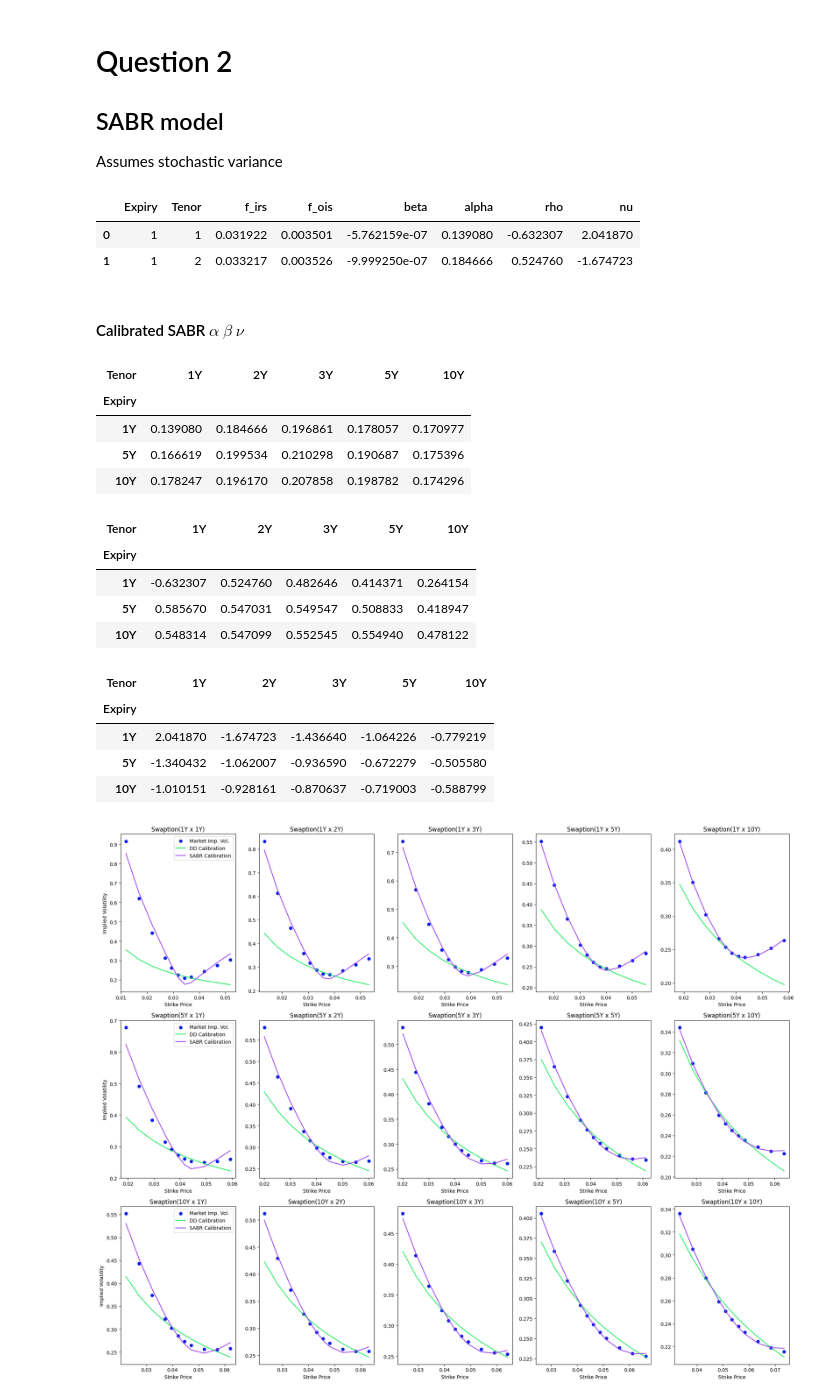
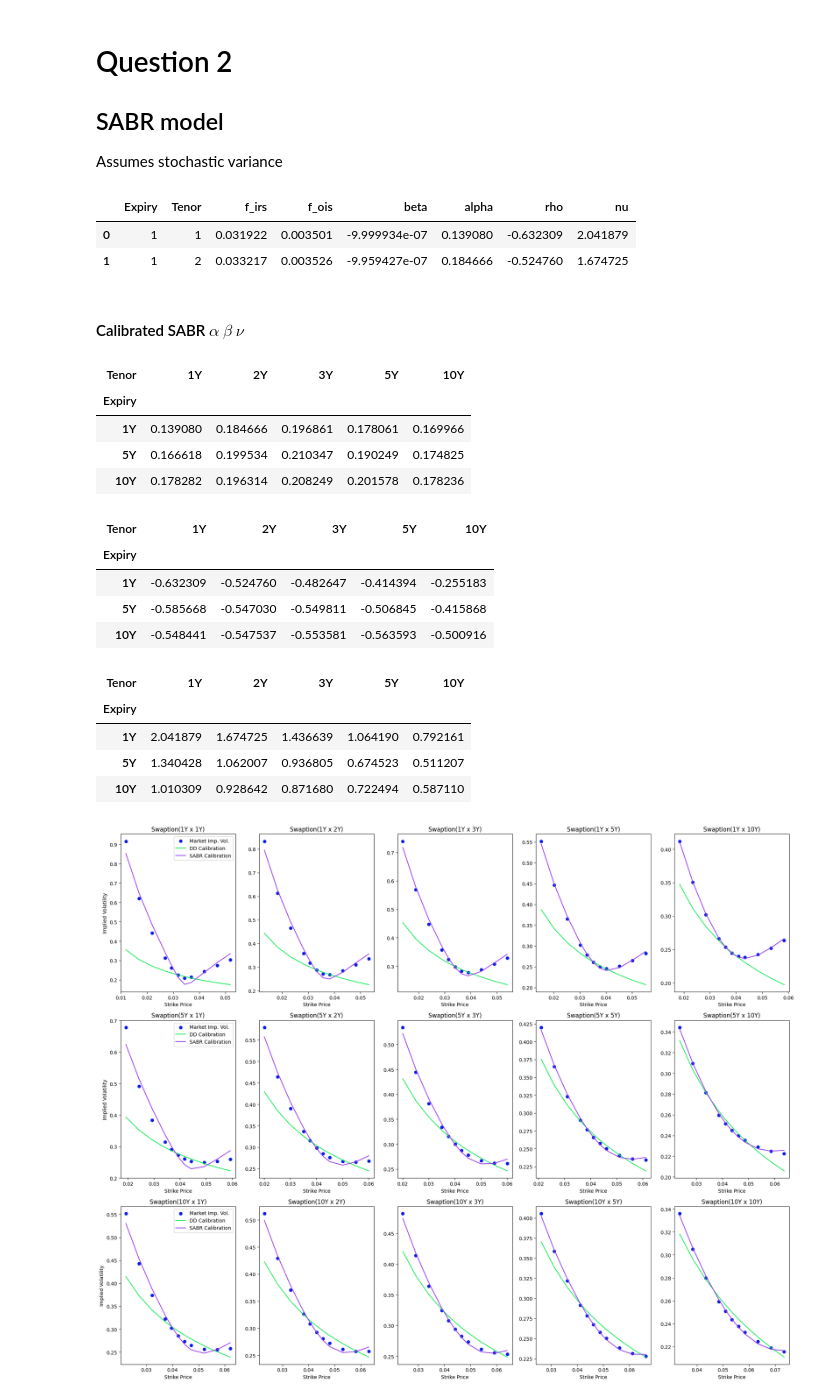
Before and after one commit to changjulian17/mqf_practice, a Jupyter notebook: QF605_Fixed_Income/Project/Part_2.ipynb, the cells around one changed output. Drawn from its saved outputs; the diff is of its cells as text; code cells hidden in the pictures.

```diff
--- a/QF605_Fixed_Income/Project/Part_2.ipynb
+++ b/QF605_Fixed_Income/Project/Part_2.ipynb
@@ -20,5 +20,5 @@ swaption[swaption.columns[2:]] /= 100   # scale percentage IV to fraction
 fsr = pd.read_csv('./data/fsr.csv')\
         .rename(columns={'start': "Expiry",
                          'tenor': "Tenor"}) # load forward swap rates
-ois = pd.read_csv('./data/ois.csv')     # load discounting curve
+ois = pd.read_csv('./data/irs.csv')     # load discounting curve
 df_irs_fwd = pd.read_csv('./data/irs_fwd.csv')     # load discounting curve
@@ -78,7 +82,7 @@ def pvbp(expiry, tenor):
     t = expiry
     T = expiry + tenor
     delta_t = 0.5
-    sum_df = (ois.loc[(ois.years > t) & (ois.years <= T)]).df.sum()
+    sum_df = (ois.loc[(ois.years > t) & (ois.years <= T)]).ois_df.sum()
 
     return delta_t * sum_df
 
@@ -124,7 +128,7 @@ def implied_black_volatility(F, K, expiry, tenor, model_price, tol=1e-6):
         tenor: tenor of underlying swap in years
     """
     sigma_min, sigma_max = -1e-6, 5.0
-    if F < K:
+    if F > K:
         fn_black_normal = black76_rec
     else:
         fn_black_normal = black76_pay
@@ -145,12 +149,12 @@ def dd_valuation(F, K, expiry, tenor, sigma_atm, beta):
         sigma: ATM vol for this expiry
         beta: DD beta
     """
-    if F < K:
+    if F > K:
         fn_black_normal = black76_rec
     else:
         fn_black_normal = black76_pay
 
-    return fn_black_normal(F/beta, K + (1-beta)/beta*F, expiry, tenor, sigma_atm * beta)
+    return fn_black_normal(F/beta, K + ((1-beta)/beta)*F, expiry, tenor, sigma_atm * beta)
 
 def fn_dd_err(beta, F, arr_K, arr_sigma, expiry, tenor, sigma_atm):
     """
@@ -192,7 +226,7 @@ for row_idx in range(len(fsr)):
   arr_K = df_strike.iloc[row_idx][2:].values.astype('float')
   arr_sigma = swaption.iloc[row_idx][2:].values.astype('float')
   sigma_atm = arr_sigma[5]
-  beta_guess = 0.5
+  beta_guess = 0.7
 
   res = least_squares(fn_dd_err,
                 beta_guess,
@@ -320,36 +354,36 @@ def sabrcalibration(x, strikes, vols, F, T, beta=0.9) -> float:
     for i, vol in enumerate(vols):
         err += (vol - SABR(F, strikes[i], T,
                            x[0], beta, x[1], x[2]))**2
 
     return err
 
 ls_alpha =[]
 ls_rho =[]
 ls_nu =[]
 
 for row_idx in range(len(fsr)):
     F = fsr['f_irs'][row_idx]
     expiry = fsr['Expiry'][row_idx]
     tenor = fsr['Tenor'][row_idx]
     arr_K = df_strike.iloc[row_idx][2:].values.astype('float')
     arr_sigma = swaption.iloc[row_idx][2:].values.astype('float')
     sigma_atm = arr_sigma[5]
     # param search
-    initialGuess = [.02, .2, .1]
+    initialGuess = [.02,-0.5, 1.05] # need to make second value -ve for rho and positive more than 1 for nu
     res = least_squares(lambda x: sabrcalibration(x, arr_K, arr_sigma, F, expiry), initialGuess, max_nfev=32_000)
     alpha, rho, nu = res.x
     ls_alpha.append(alpha)
     ls_rho.append(rho)
     ls_nu.append(nu)
 
 fsr['alpha'] = ls_alpha
 fsr['rho'] = ls_rho
 fsr['nu'] = ls_nu
 fsr.head(2)
 # %% [output]
 |  | Expiry | Tenor | f_irs | f_ois | beta | alpha | rho | nu |
-| 0 | 1 | 1 | 0.031922 | 0.003501 | -5.762159e-07 | 0.139080 | -0.632307 | 2.041870 |
-| 1 | 1 | 2 | 0.033217 | 0.003526 | -9.999250e-07 | 0.184666 | 0.524760 | -1.674723 |
+| 0 | 1 | 1 | 0.031922 | 0.003501 | -9.999934e-07 | 0.139080 | -0.632309 | 2.041879 |
+| 1 | 1 | 2 | 0.033217 | 0.003526 | -9.959427e-07 | 0.184666 | -0.524760 | 1.674725 |
 # %%
 # tabulating calibrated alphas, rho, nu
 df_swaption_alpha = fsr.pivot(index='Expiry',
@@ -376,25 +410,25 @@ df_swaption_alpha
 # %% [output]
 | Tenor | 1Y | 2Y | 3Y | 5Y | 10Y |
 | Expiry |  |  |  |  |  |
-| 1Y | 0.139080 | 0.184666 | 0.196861 | 0.178057 | 0.170977 |
-| 5Y | 0.166619 | 0.199534 | 0.210298 | 0.190687 | 0.175396 |
-| 10Y | 0.178247 | 0.196170 | 0.207858 | 0.198782 | 0.174296 |
+| 1Y | 0.139080 | 0.184666 | 0.196861 | 0.178061 | 0.169966 |
+| 5Y | 0.166618 | 0.199534 | 0.210347 | 0.190249 | 0.174825 |
+| 10Y | 0.178282 | 0.196314 | 0.208249 | 0.201578 | 0.178236 |
 # %%
 df_swaption_rho
 # %% [output]
 | Tenor | 1Y | 2Y | 3Y | 5Y | 10Y |
 | Expiry |  |  |  |  |  |
-| 1Y | -0.632307 | 0.524760 | 0.482646 | 0.414371 | 0.264154 |
-| 5Y | 0.585670 | 0.547031 | 0.549547 | 0.508833 | 0.418947 |
-| 10Y | 0.548314 | 0.547099 | 0.552545 | 0.554940 | 0.478122 |
+| 1Y | -0.632309 | -0.524760 | -0.482647 | -0.414394 | -0.255183 |
+| 5Y | -0.585668 | -0.547030 | -0.549811 | -0.506845 | -0.415868 |
+| 10Y | -0.548441 | -0.547537 | -0.553581 | -0.563593 | -0.500916 |
 # %%
 df_swaption_nu
 # %% [output]
 | Tenor | 1Y | 2Y | 3Y | 5Y | 10Y |
 | Expiry |  |  |  |  |  |
-| 1Y | 2.041870 | -1.674723 | -1.436640 | -1.064226 | -0.779219 |
-| 5Y | -1.340432 | -1.062007 | -0.936590 | -0.672279 | -0.505580 |
-| 10Y | -1.010151 | -0.928161 | -0.870637 | -0.719003 | -0.588799 |
+| 1Y | 2.041879 | 1.674725 | 1.436639 | 1.064190 | 0.792161 |
+| 5Y | 1.340428 | 1.062007 | 0.936805 | 0.674523 | 0.511207 |
+| 10Y | 1.010309 | 0.928642 | 0.871680 | 0.722494 | 0.587110 |
 # %%
 def sabr_vols(row_idx, beta=0.9):
     """
```
Also changed, not shown: parts of 9 cells of this notebook, 17 other files.
